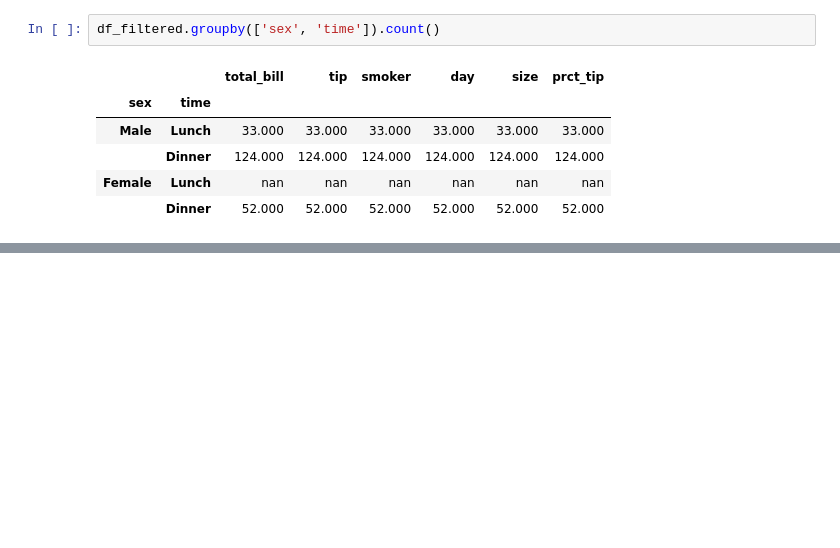
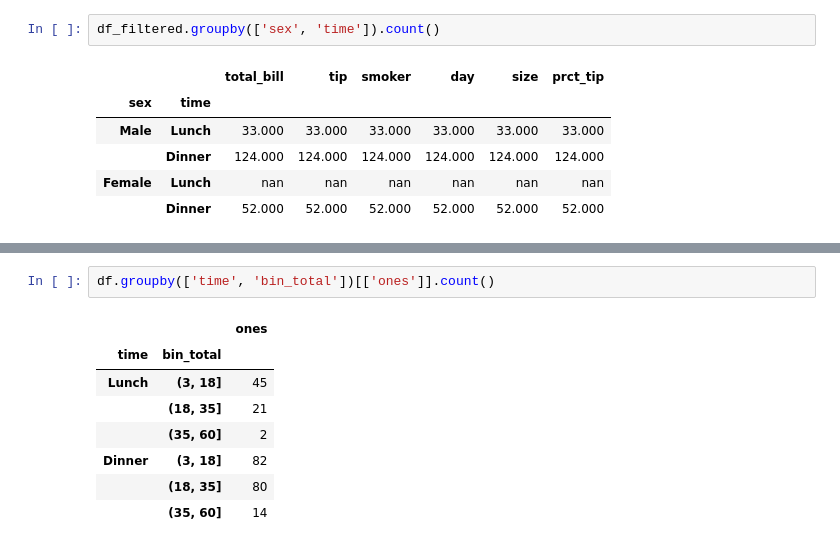
Before and after one commit to FernandoCallasaca/data_science_projects, a Jupyter notebook: groupby.ipynb, the cells around one changed output, grey strips where cells are left out. Drawn from its saved outputs; the diff is of its cells as text; blank space fills up the shorter version.

```diff
--- a/groupby.ipynb
+++ b/groupby.ipynb
@@ -234,0 +298,11 @@ df_filtered.groupby(['sex', 'time']).count()
+# %%
+df.groupby(['time', 'bin_total'])[['ones']].count()
+# %% [output]
+|  |  | ones |
+| time | bin_total |  |
+| Lunch | (3, 18] | 45 |
+|  | (18, 35] | 21 |
+|  | (35, 60] | 2 |
+| Dinner | (3, 18] | 82 |
+|  | (18, 35] | 80 |
+|  | (35, 60] | 14 |
```
Also changed, not shown: parts of 8 cells of this notebook.
